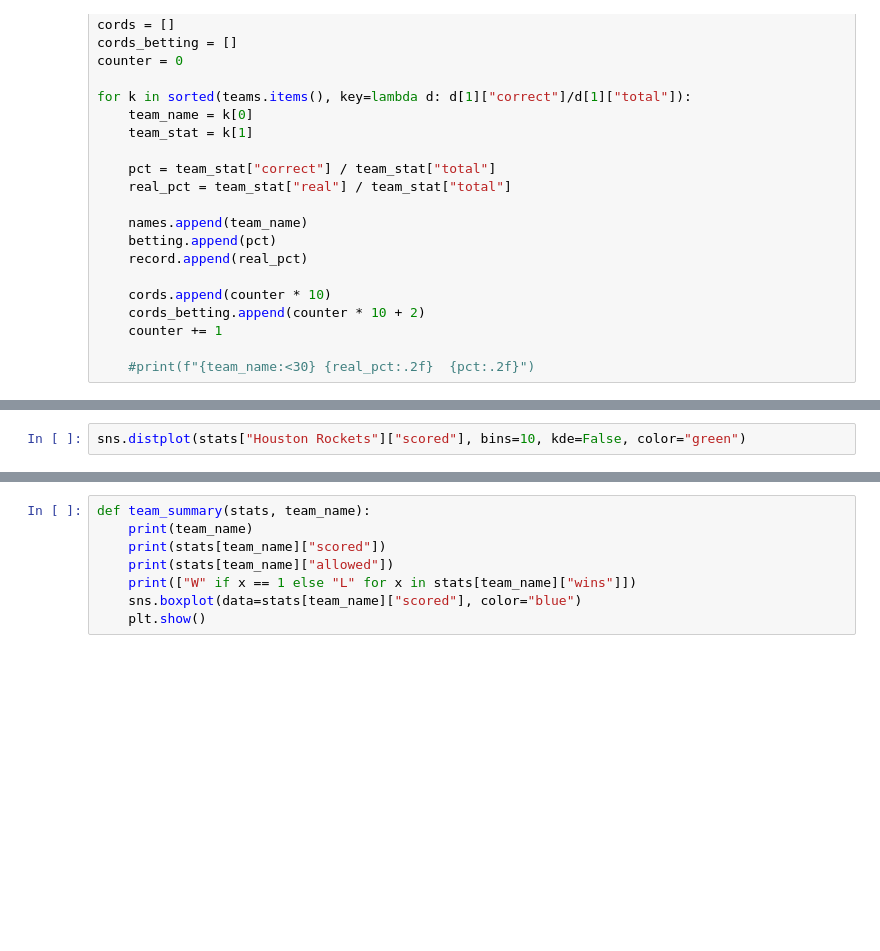
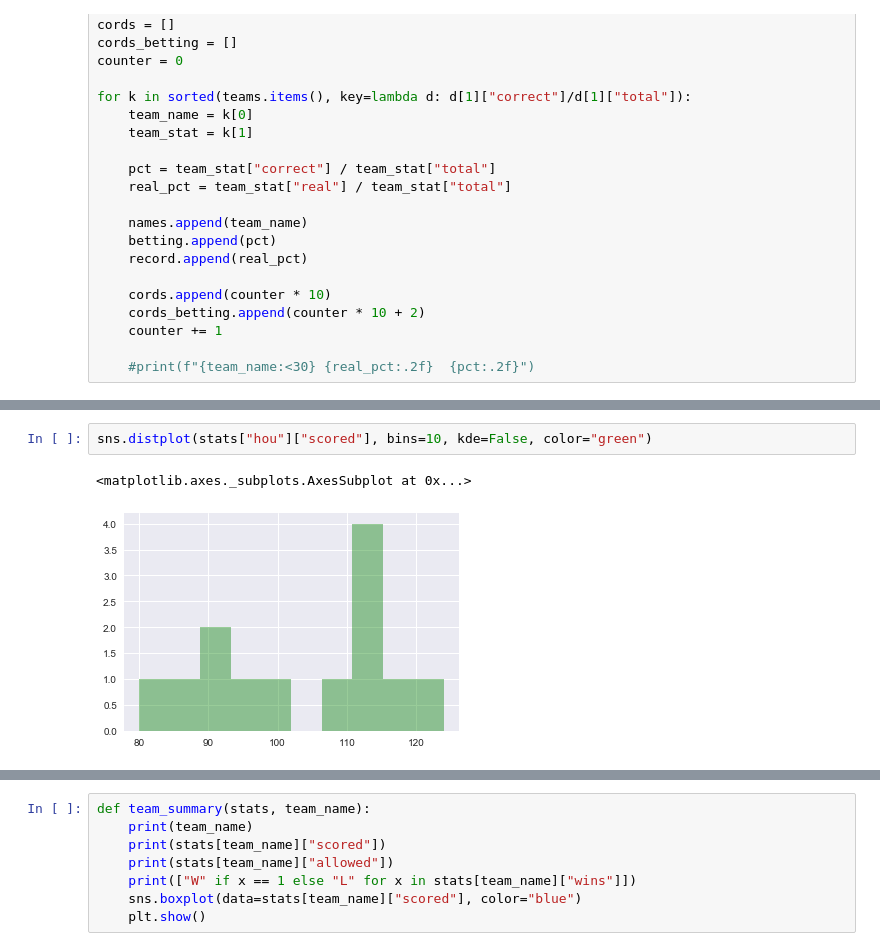
Before and after one commit to laimis/gamepredictions, a Jupyter notebook: train_model.ipynb, the cells around one changed output, grey strips where cells are left out. Cells and saved outputs as stored; diff of their text form; blank space fills up the shorter version.

```diff
--- a/train_model.ipynb
+++ b/train_model.ipynb
@@ -175,3 +162,6 @@ sns.distplot(results['PTS.1'], bins=10, kde=False, color="green")
 # %%
-sns.distplot(stats["Houston Rockets"]["scored"], bins=10, kde=False, color="green")
+sns.distplot(stats["hou"]["scored"], bins=10, kde=False, color="green")
+# %% [output]
+<matplotlib.axes._subplots.AxesSubplot at 0x...>
+[figure, added]
 # %%
```
Also changed, not shown: parts of 8 cells of this notebook, 5 other files.
